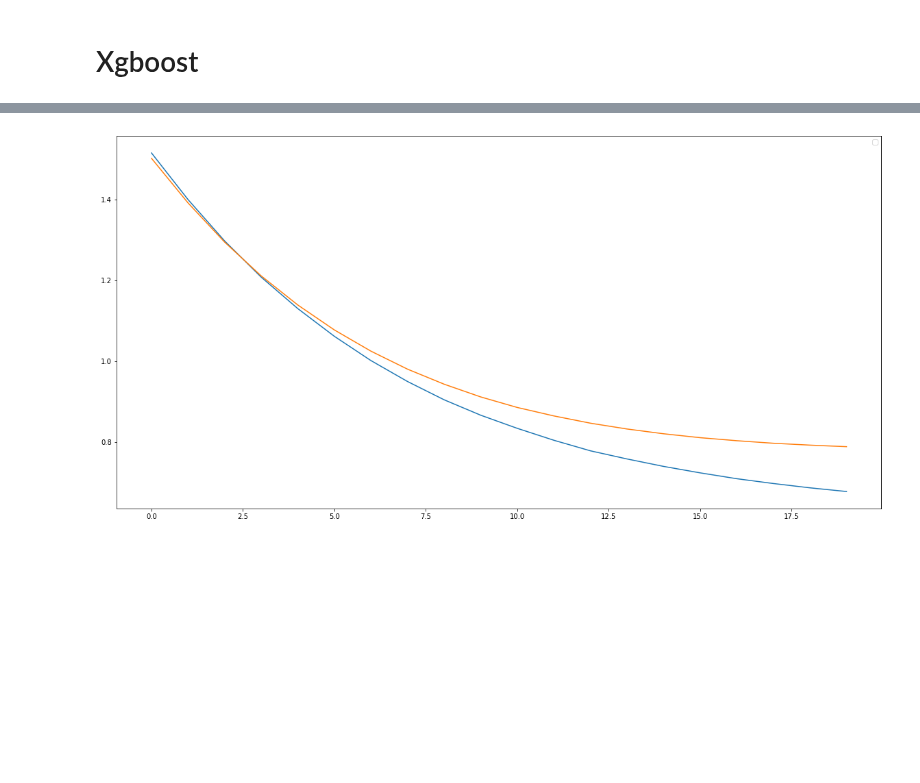
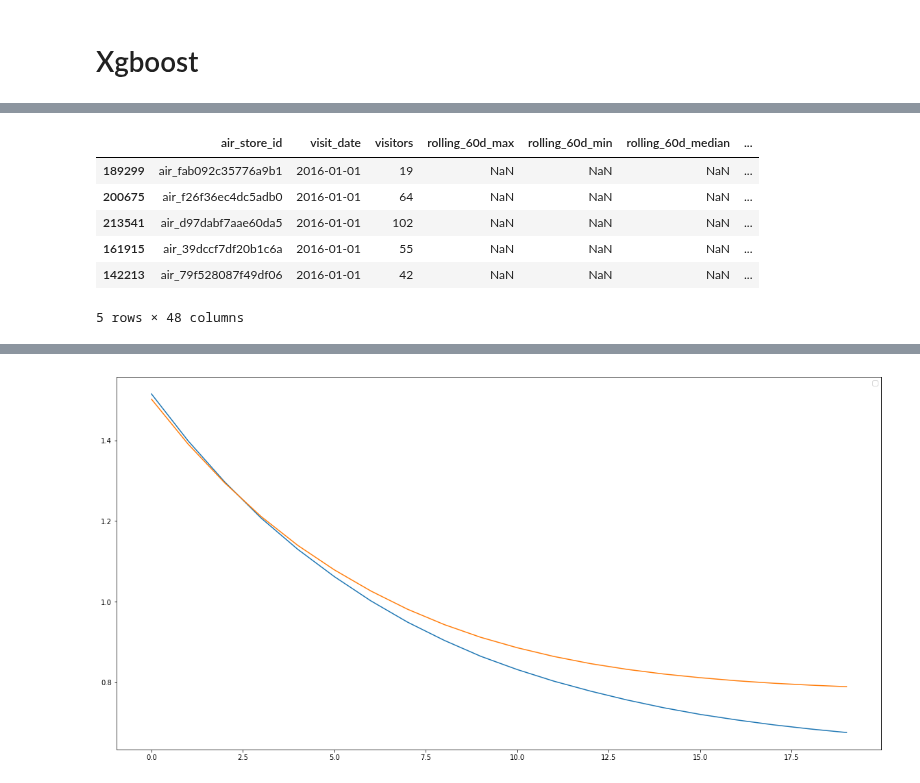
Before and after one commit to xiaochuan-du/ml_utils, a Jupyter notebook: proj/RRVF/xgb.ipynb, the cells around one changed output, grey strips where cells are left out. Cells and saved outputs as stored; diff of their text form; code cells hidden in the pictures; blank space fills up the shorter version.

```diff
--- a/proj/RRVF/xgb.ipynb
+++ b/proj/RRVF/xgb.ipynb
@@ -111,0 +110,10 @@ IndexError: list index out of range
+# %%
+tidy_data.head()
+# %% [output]
+|  | air_store_id | visit_date | visitors | rolling_60d_max | rolling_60d_min | rolling_60d_median | ... |
+| 189299 | air_fab092c35776a9b1 | 2016-01-01 | 19 | NaN | NaN | NaN | ... |
+| 200675 | air_f26f36ec4dc5adb0 | 2016-01-01 | 64 | NaN | NaN | NaN | ... |
+| 213541 | air_d97dabf7aae60da5 | 2016-01-01 | 102 | NaN | NaN | NaN | ... |
+| 161915 | air_39dccf7df20b1c6a | 2016-01-01 | 55 | NaN | NaN | NaN | ... |
+| 142213 | air_79f528087f49df06 | 2016-01-01 | 42 | NaN | NaN | NaN | ... |
+5 rows × 48 columns
```
Also changed, not shown: parts of 4 cells of this notebook, 2 other files.
